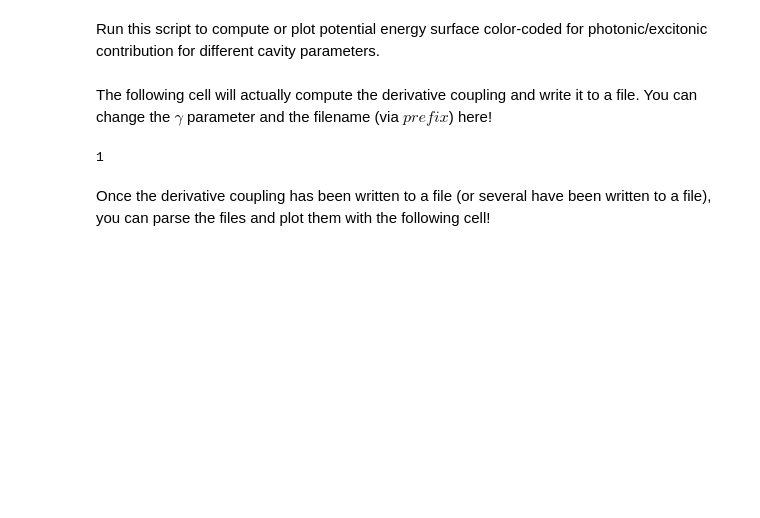
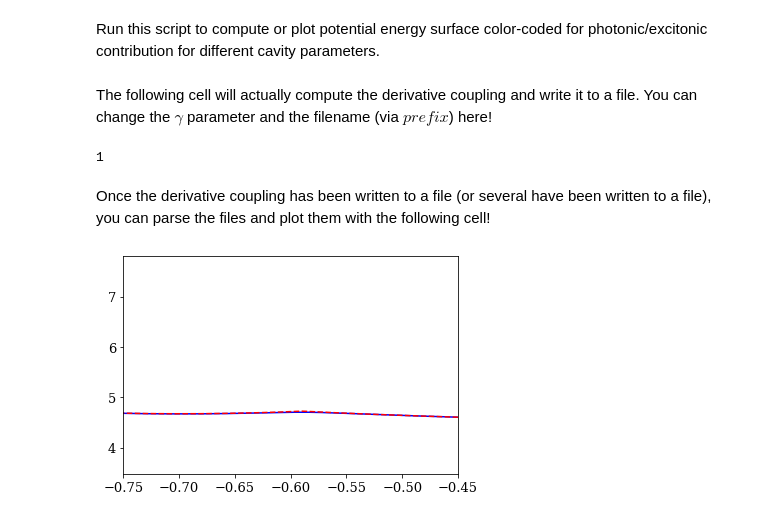
Before and after one commit to FoleyLab/PyCQED, a Jupyter notebook: Plot_PES.ipynb, the cells around one changed output. Drawn from its saved outputs; the diff is of its cells as text; code cells hidden in the pictures; blank space fills up the shorter version.

```diff
--- a/Plot_PES.ipynb
+++ b/Plot_PES.ipynb
@@ -66,4 +66,14 @@ polt.Write_PES(pes_fn, pc_fn)
 1
 # %% [markdown]
 Once the derivative coupling has been written to a file (or several have been written to a file), you can parse the files and plot them with the following cell!
+# %%
+pes_100 = np.loadtxt("Data/gam_100.0_pes.txt",dtype=complex)
+pes_1 = np.loadtxt("Data/gam_1.0_pes.txt", dtype=complex)
+plt.plot(pes_1[:,0], 27.211*np.abs(pes_1[:,2]) , 'blue')
+plt.plot(pes_1[:,0], 27.211*np.abs(pes_100[:,2]), 'r--')
+plt.xlim(-0.75,-0.45)
+#plt.plot(pes_v[:,0], 27.211*np.real(pes_v[:,3]))
+plt.show()
+# %% [output]
+[figure, added]
 # %%
```
Also changed, not shown: parts of 2 cells of this notebook, 2 other files.
